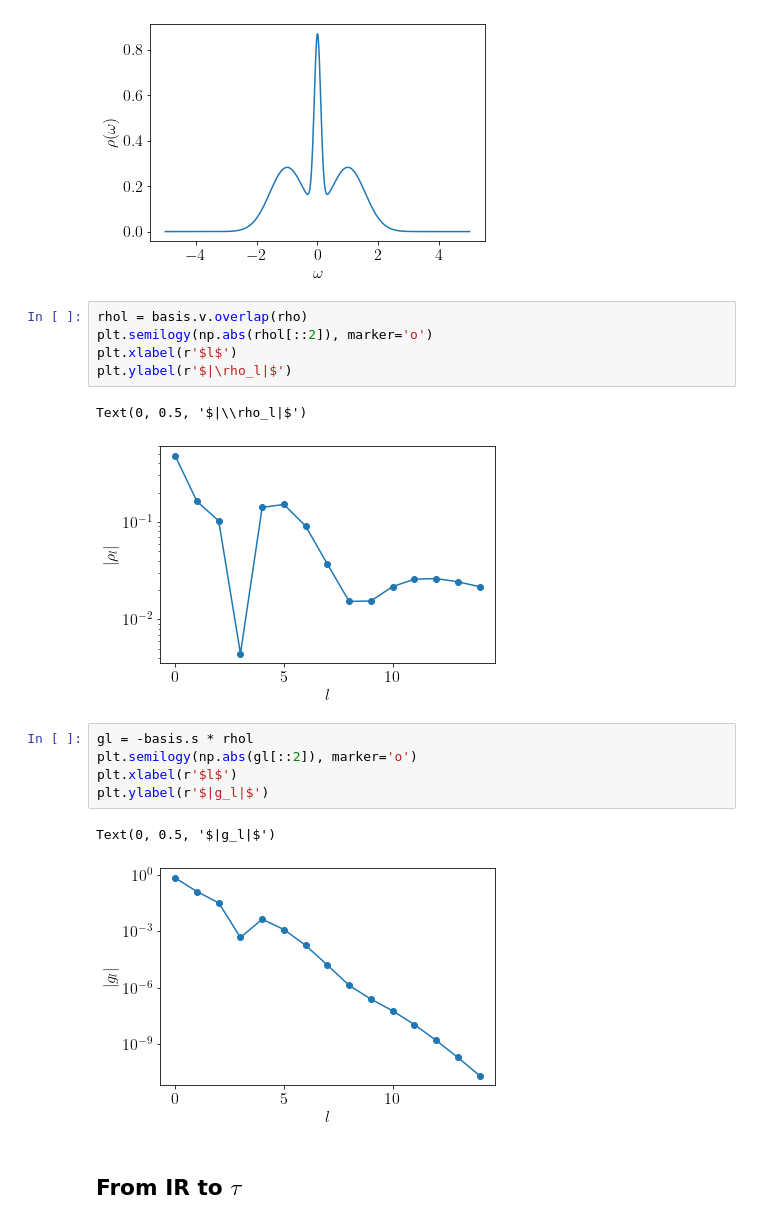
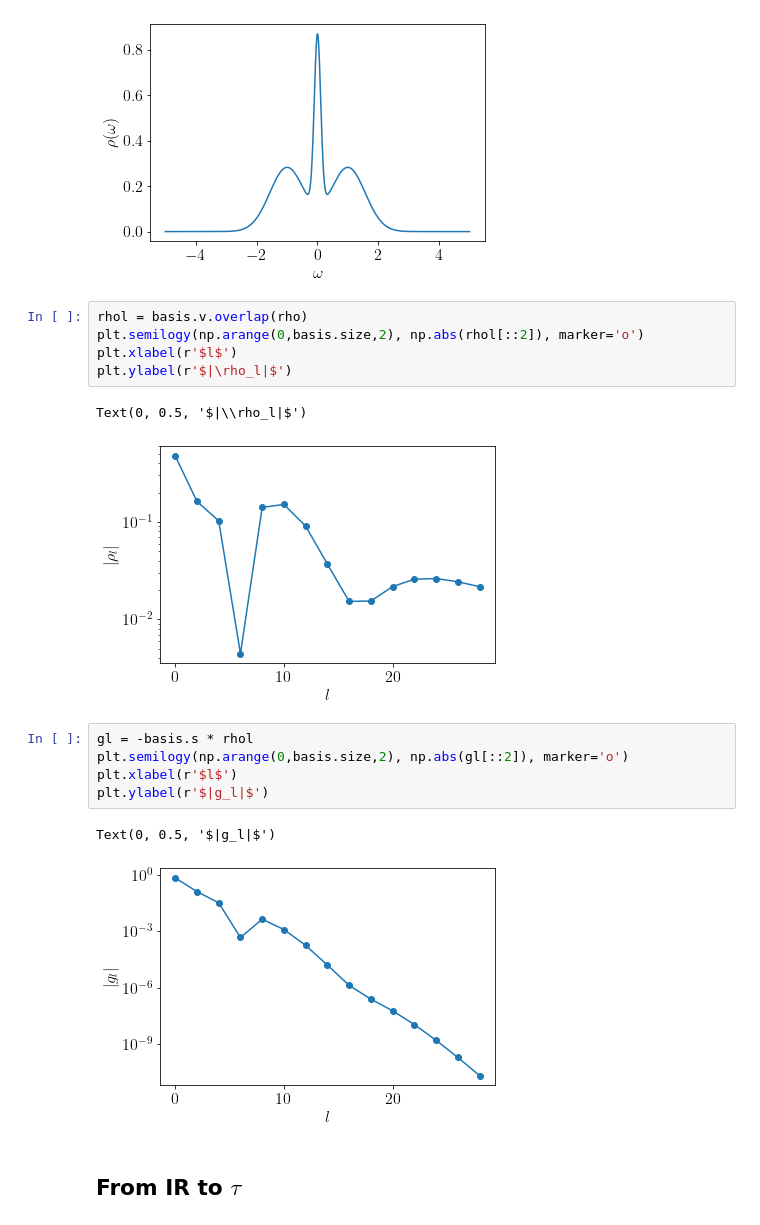
Before and after one commit to shinaoka/numerical_recipes_many_body_physics, a Jupyter notebook: section7.ipynb, the cells around one changed output. Drawn from its saved outputs; the diff is of its cells as text.

```diff
--- a/section7.ipynb
+++ b/section7.ipynb
@@ -50,20 +50,20 @@ plt.plot(omegas, rho(omegas))
 [figure]
 # %%
 rhol = basis.v.overlap(rho)
-plt.semilogy(np.abs(rhol[::2]), marker='o')
+plt.semilogy(np.arange(0,basis.size,2), np.abs(rhol[::2]), marker='o')
 plt.xlabel(r'$l$')
 plt.ylabel(r'$|\rho_l|$')
 # %% [output]
 Text(0, 0.5, '$|\\rho_l|$')
-[figure, old version]
+[figure, new version]
 # %%
 gl = -basis.s * rhol
-plt.semilogy(np.abs(gl[::2]), marker='o')
+plt.semilogy(np.arange(0,basis.size,2), np.abs(gl[::2]), marker='o')
 plt.xlabel(r'$l$')
 plt.ylabel(r'$|g_l|$')
 # %% [output]
 Text(0, 0.5, '$|g_l|$')
-[figure, old version]
+[figure, new version]
 # %% [markdown]
 ## From IR to $\tau$
 # %%
```
Also changed, not shown: parts of 3 cells of this notebook, 4 other files.
